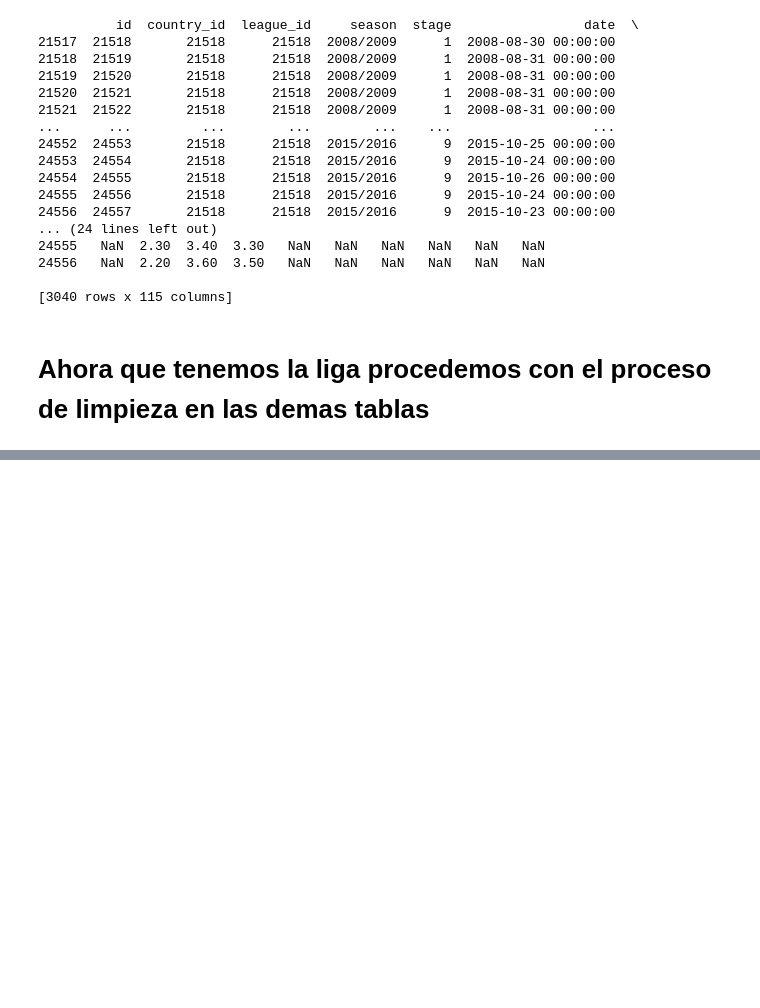
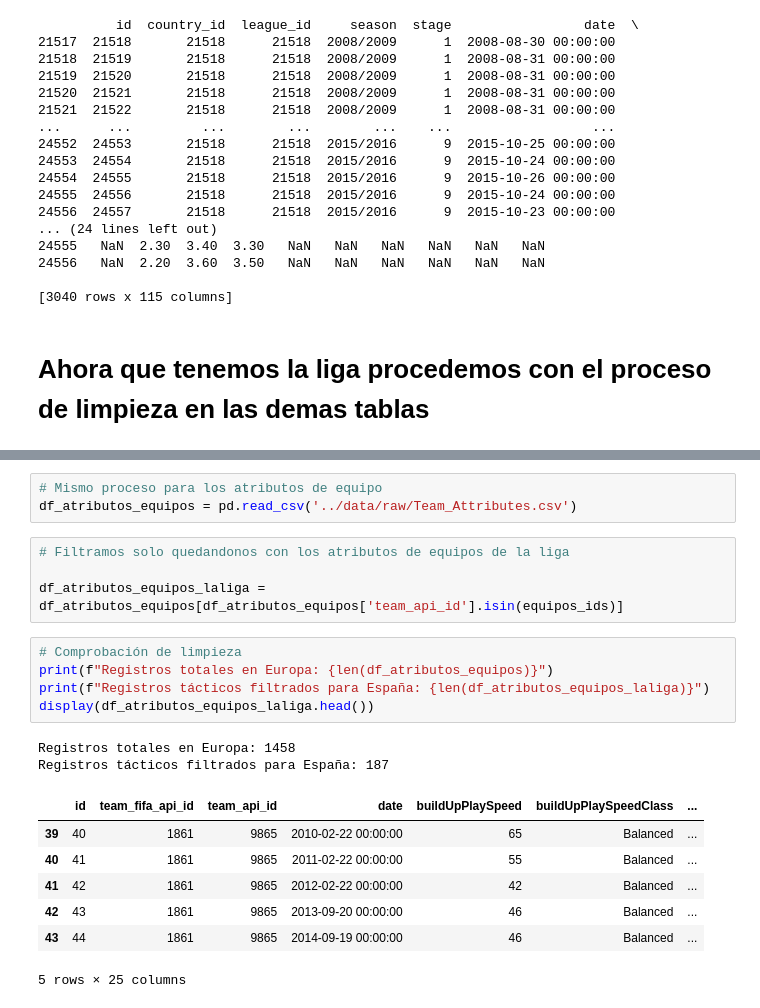
Before and after one commit to GzzAlejandro/proyecto-integrador-laliga, a Jupyter notebook: notebooks/01_limpieza_bases_de_datos.ipynb, the cells around one changed output, grey strips where cells are left out. Saved outputs shown, nothing was run; the diff lists cells and outputs as text; blank space fills up the shorter version.

```diff
--- a/notebooks/01_limpieza_bases_de_datos.ipynb
+++ b/notebooks/01_limpieza_bases_de_datos.ipynb
@@ -68,0 +69,22 @@ df_equipos_laliga.head()
+# %%
+# Mismo proceso para los atributos de equipo
+df_atributos_equipos = pd.read_csv('../data/raw/Team_Attributes.csv')
+# %%
+# Filtramos solo quedandonos con los atributos de equipos de la liga
+
+df_atributos_equipos_laliga = df_atributos_equipos[df_atributos_equipos['team_api_id'].isin(equipos_ids)]
+# %%
+# Comprobación de limpieza
+print(f"Registros totales en Europa: {len(df_atributos_equipos)}")
+print(f"Registros tácticos filtrados para España: {len(df_atributos_equipos_laliga)}")
+display(df_atributos_equipos_laliga.head())
+# %% [output]
+Registros totales en Europa: 1458
+Registros tácticos filtrados para España: 187
+|  | id | team_fifa_api_id | team_api_id | date | buildUpPlaySpeed | buildUpPlaySpeedClass | ... |
+| 39 | 40 | 1861 | 9865 | 2010-02-22 00:00:00 | 65 | Balanced | ... |
+| 40 | 41 | 1861 | 9865 | 2011-02-22 00:00:00 | 55 | Balanced | ... |
+| 41 | 42 | 1861 | 9865 | 2012-02-22 00:00:00 | 42 | Balanced | ... |
+| 42 | 43 | 1861 | 9865 | 2013-09-20 00:00:00 | 46 | Balanced | ... |
+| 43 | 44 | 1861 | 9865 | 2014-09-19 00:00:00 | 46 | Balanced | ... |
+5 rows × 25 columns
```
Also changed, not shown: parts of 12 cells of this notebook, 3 other files.
